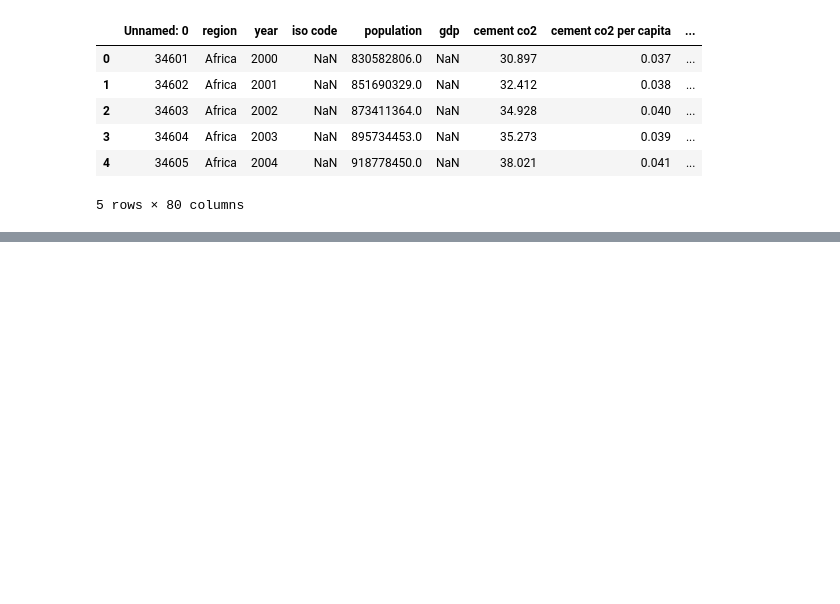
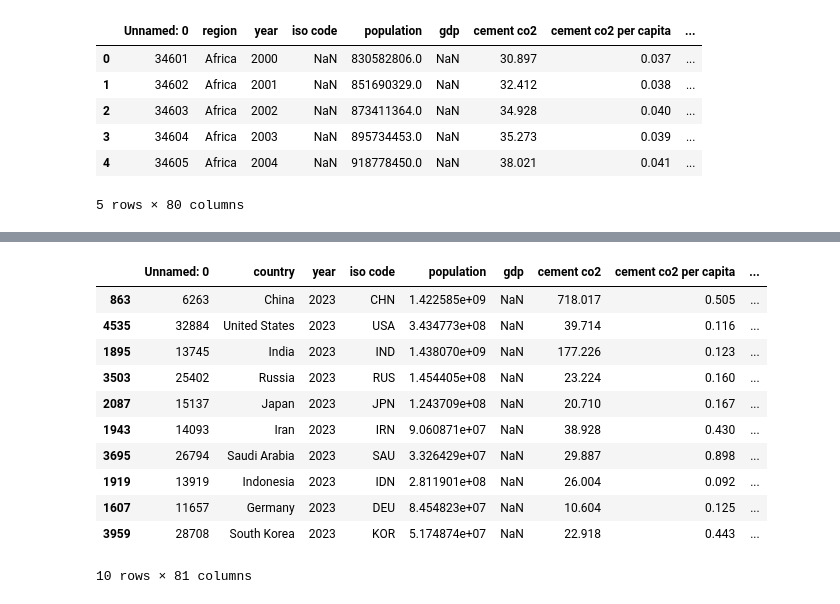
Before and after one commit to ana-nobre/Data-Driven-Insights-for-Multinationals-Global-CO2-Emissions, a Jupyter notebook: EDA/EDA_CO2.ipynb, the cells around one changed output, grey strips where cells are left out. Cells and saved outputs as stored; diff of their text form; code cells hidden in the pictures; blank space fills up the shorter version.

```diff
--- a/EDA/EDA_CO2.ipynb
+++ b/EDA/EDA_CO2.ipynb
@@ -107,0 +113,17 @@ dtype: float64
+# %%
+df_latest = (df_country.sort_values(["country", "year"]).groupby("country", as_index=False).tail(1))
+df_sorted = df_latest.sort_values(by="co2", ascending=False)
+df_sorted.head(10)
+# %% [output]
+|  | Unnamed: 0 | country | year | iso code | population | gdp | cement co2 | cement co2 per capita | ... |
+| 863 | 6263 | China | 2023 | CHN | 1.422585e+09 | NaN | 718.017 | 0.505 | ... |
+| 4535 | 32884 | United States | 2023 | USA | 3.434773e+08 | NaN | 39.714 | 0.116 | ... |
+| 1895 | 13745 | India | 2023 | IND | 1.438070e+09 | NaN | 177.226 | 0.123 | ... |
+| 3503 | 25402 | Russia | 2023 | RUS | 1.454405e+08 | NaN | 23.224 | 0.160 | ... |
+| 2087 | 15137 | Japan | 2023 | JPN | 1.243709e+08 | NaN | 20.710 | 0.167 | ... |
+| 1943 | 14093 | Iran | 2023 | IRN | 9.060871e+07 | NaN | 38.928 | 0.430 | ... |
+| 3695 | 26794 | Saudi Arabia | 2023 | SAU | 3.326429e+07 | NaN | 29.887 | 0.898 | ... |
+| 1919 | 13919 | Indonesia | 2023 | IDN | 2.811901e+08 | NaN | 26.004 | 0.092 | ... |
+| 1607 | 11657 | Germany | 2023 | DEU | 8.454823e+07 | NaN | 10.604 | 0.125 | ... |
+| 3959 | 28708 | South Korea | 2023 | KOR | 5.174874e+07 | NaN | 22.918 | 0.443 | ... |
+10 rows × 81 columns
```
Also changed, not shown: parts of 15 cells of this notebook, 5 other files.
